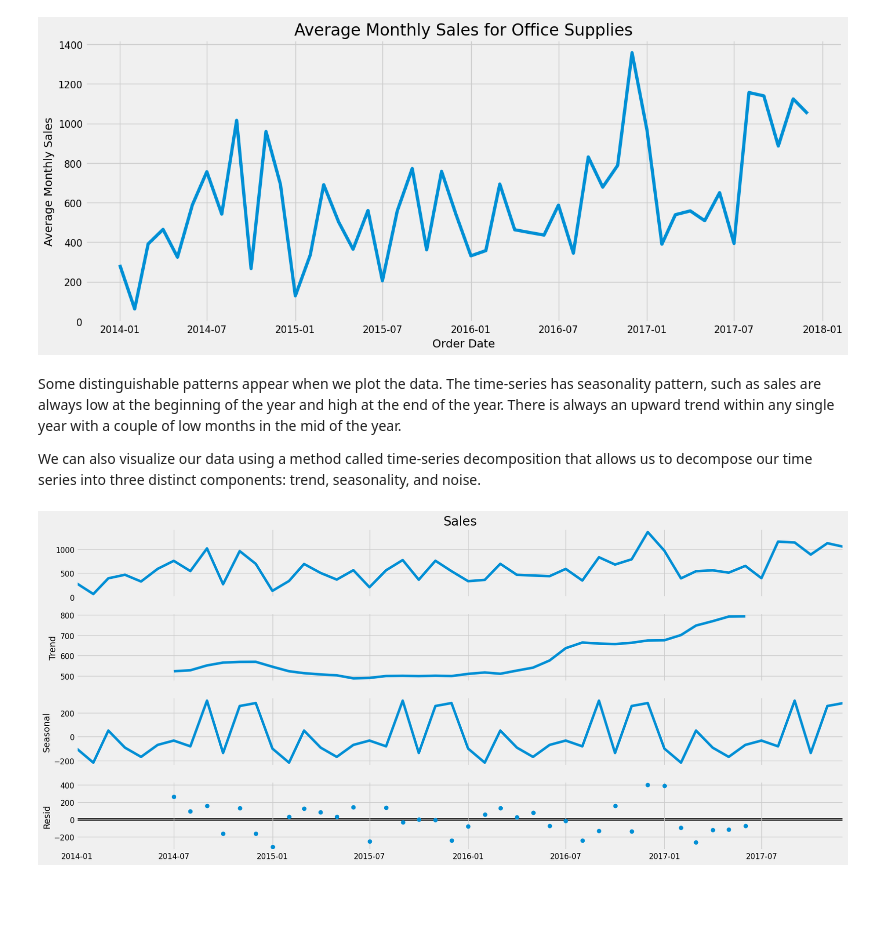
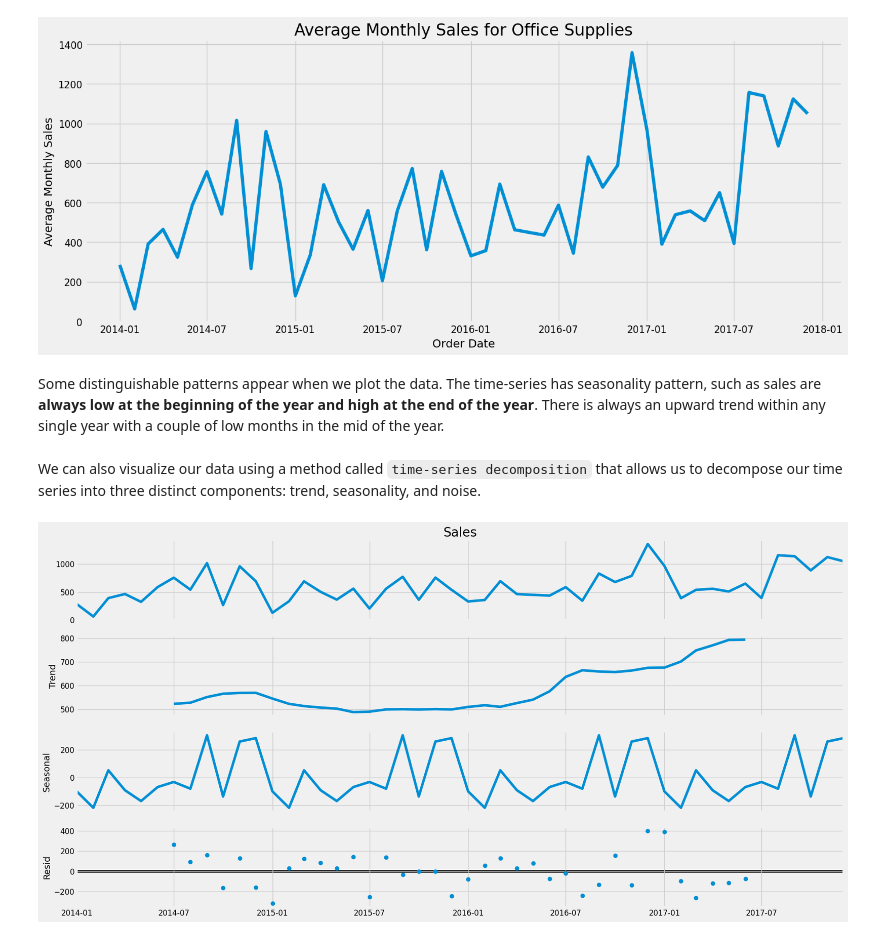
Before and after one commit to Chirag529/TimeSeries, a Jupyter notebook: analysis.ipynb, the cells around one changed output. Drawn from its saved outputs; the diff is of its cells as text; code cells hidden in the pictures; blank space fills up the shorter version.

```diff
--- a/analysis.ipynb
+++ b/analysis.ipynb
@@ -183,7 +183,8 @@ office_supply
 # %%
 # Aggregate sales data by date and reset index to create a time series of total sales per day
 
-office_supply = office_supply.groupby("Order Date")["Sales"].sum().reset_index()
+office_supply = office_supply.groupby(
+    "Order Date")["Sales"].sum().reset_index()
 office_supply
 # %% [output]
 |  | Order Date | Sales |
@@ -239,2 +237,9 @@ monthly_mean_sales = office_supply["Sales"].resample("MS").mean()
+# %%
+# The 'MS' string groups the data in buckets by start of the month
+monthly_mean_sales = office_supply["Sales"].resample("MS").mean()
+
+# The term bfill means that we use the value before filling in missing values
+# we will fill in missing values with the closest non-null value in our time series
+monthly_mean_sales = monthly_mean_sales.fillna(monthly_mean_sales.bfill())
 # %%
 # Let's see monthly sales for the year 2017
@@ -272,6 +283,4 @@ plt.show()
 # %% [output]
 [figure]
 # %% [markdown]
-Some distinguishable patterns appear when we plot the data. The time-series has seasonality pattern, such as sales are always low at the beginning of the year and high at the end of the year. There is always an upward trend within any single year with a couple of low months in the mid of the year.
-
-We can also visualize our data using a method called time-series decomposition that allows us to decompose our time series into three distinct components: trend, seasonality, and noise.
+Some distinguishable patterns appear when we plot the data. The time-series has seasonality pattern, such as sales are **always low at the beginning of the year and high at the end of the year**. There is always an upward trend within any single year with a couple of low months in the mid of the year.
@@ -278,7 +301,11 @@ We can also visualize our data using a method called time-series decomposition t
+# %% [markdown]
+
+We can also visualize our data using a method called `time-series decomposition` that allows us to decompose our time series into three distinct components: trend, seasonality, and noise.
 # %%
-rcParams["figure.figsize"] = 18, 8
-decomposition = sm.tsa.seasonal_decompose(monthly_mean_sales, model="additive")
+rcParams["figure.figsize"] = 18, 9
+
+decomposition = sm.tsa.seasonal_decompose(monthly_mean_sales, model='additive')
 fig = decomposition.plot()
 plt.show()
 # %% [output]
-[figure, old version]
+[figure, new version]
```
Also changed, not shown: parts of 11 cells of this notebook.
